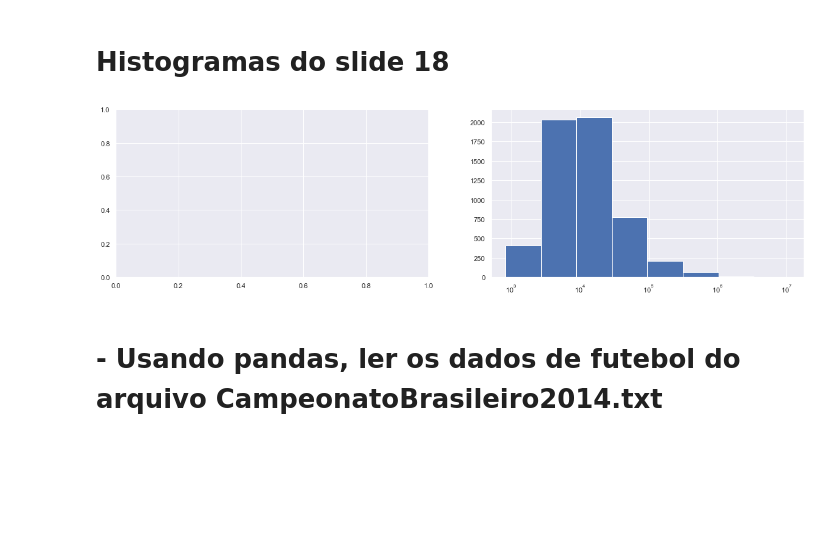
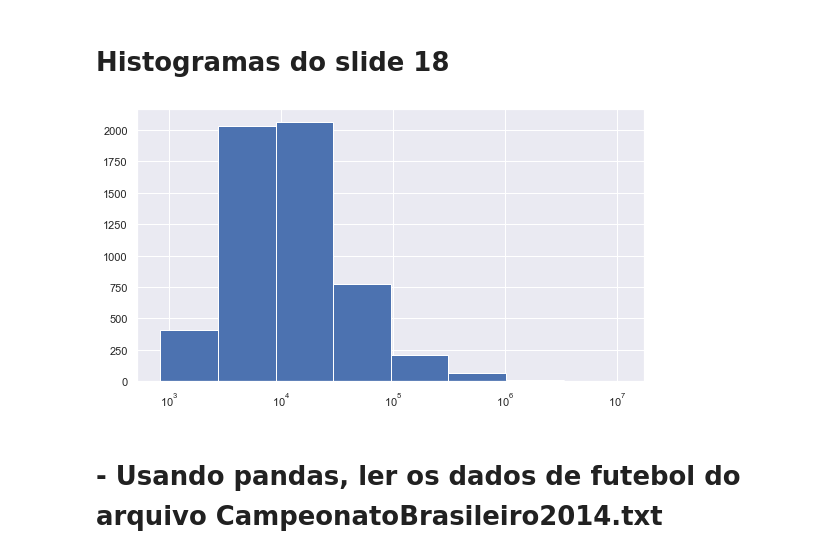
Before and after one commit to mendesrafael965/Estatistica, a Jupyter notebook: Lista 2.ipynb, the cells around one changed output. Drawn from its saved outputs; the diff is of its cells as text; code cells hidden in the pictures; blank space fills up the shorter version.

```diff
--- a/Lista 2.ipynb
+++ b/Lista 2.ipynb
@@ -122,22 +122,18 @@ plt.show()
 # %%
 x = municipio_df["POP2006"]
 
 plt.figure(figsize=(20,5))
 
 bins = np.linspace(min(x),max(x),9)
 logbins = np.logspace(np.log10(bins[0]),np.log10(bins[-1]),len(bins))
 
-plt.subplot(1,2,1)
-# plt.hist(x, bins=logbins)
-# plt.xscale('log')
-
 plt.subplot(1,2,2)
 plt.hist(x, bins=logbins)
 plt.xscale('log')
 
 plt.show()
 # %% [output]
-[figure, old version]
+[figure, new version]
 # %% [markdown]
 # - Usando pandas, ler os dados de futebol do arquivo CampeonatoBrasileiro2014.txt
 # %%
```
